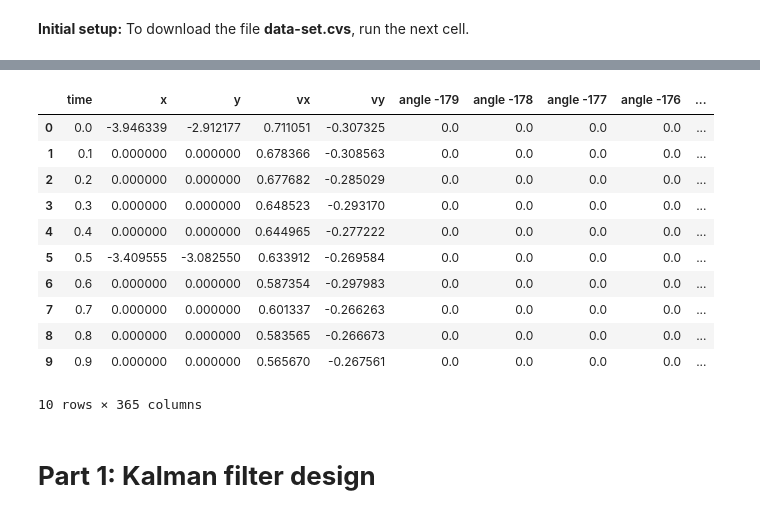
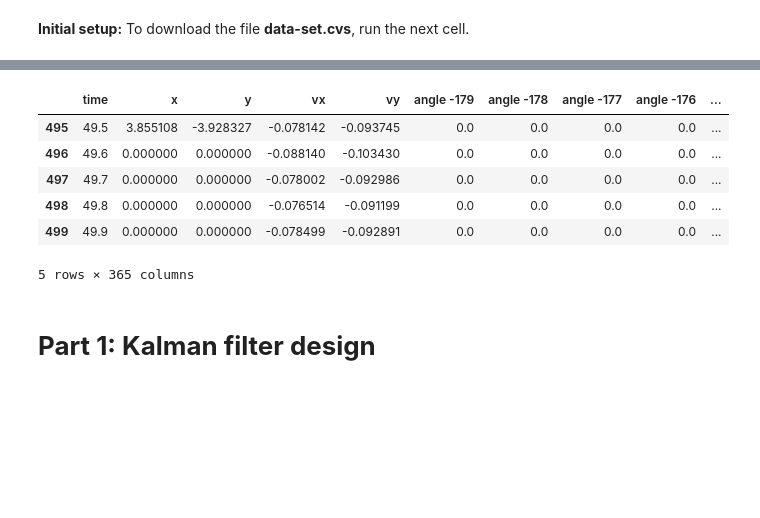
Before and after one commit to cthadeufaria/apc, a Jupyter notebook: project01/ML_project1.ipynb, the cells around one changed output, grey strips where cells are left out. Drawn from its saved outputs; the diff is of its cells as text; code cells hidden in the pictures; blank space fills up the shorter version.

```diff
--- a/project01/ML_project1.ipynb
+++ b/project01/ML_project1.ipynb
@@ -49,30 +58,23 @@ FEUP, Feb. 2023
 # %%
 # Then, run this code to get the data-set
 
 import pandas as pd
 df = pd.read_csv('data-set.csv', index_col=0)
-# df.head()
-#df
-df[0:10]
+df.tail()
 
 # By convention, values that are zero signify no measurements.
 # The units are:
 # [m] for x and y
 # [m/s] for the velocities vx and vy
 # [m] for the LIDAR ranges
 # %% [output]
 |  | time | x | y | vx | vy | angle -179 | angle -178 | angle -177 | angle -176 | ... |
-| 0 | 0.0 | -3.946339 | -2.912177 | 0.711051 | -0.307325 | 0.0 | 0.0 | 0.0 | 0.0 | ... |
-| 1 | 0.1 | 0.000000 | 0.000000 | 0.678366 | -0.308563 | 0.0 | 0.0 | 0.0 | 0.0 | ... |
-| 2 | 0.2 | 0.000000 | 0.000000 | 0.677682 | -0.285029 | 0.0 | 0.0 | 0.0 | 0.0 | ... |
-| 3 | 0.3 | 0.000000 | 0.000000 | 0.648523 | -0.293170 | 0.0 | 0.0 | 0.0 | 0.0 | ... |
-| 4 | 0.4 | 0.000000 | 0.000000 | 0.644965 | -0.277222 | 0.0 | 0.0 | 0.0 | 0.0 | ... |
-| 5 | 0.5 | -3.409555 | -3.082550 | 0.633912 | -0.269584 | 0.0 | 0.0 | 0.0 | 0.0 | ... |
-| 6 | 0.6 | 0.000000 | 0.000000 | 0.587354 | -0.297983 | 0.0 | 0.0 | 0.0 | 0.0 | ... |
-| 7 | 0.7 | 0.000000 | 0.000000 | 0.601337 | -0.266263 | 0.0 | 0.0 | 0.0 | 0.0 | ... |
-| 8 | 0.8 | 0.000000 | 0.000000 | 0.583565 | -0.266673 | 0.0 | 0.0 | 0.0 | 0.0 | ... |
-| 9 | 0.9 | 0.000000 | 0.000000 | 0.565670 | -0.267561 | 0.0 | 0.0 | 0.0 | 0.0 | ... |
+| 495 | 49.5 | 3.855108 | -3.928327 | -0.078142 | -0.093745 | 0.0 | 0.0 | 0.0 | 0.0 | ... |
+| 496 | 49.6 | 0.000000 | 0.000000 | -0.088140 | -0.103430 | 0.0 | 0.0 | 0.0 | 0.0 | ... |
+| 497 | 49.7 | 0.000000 | 0.000000 | -0.078002 | -0.092986 | 0.0 | 0.0 | 0.0 | 0.0 | ... |
+| 498 | 49.8 | 0.000000 | 0.000000 | -0.076514 | -0.091199 | 0.0 | 0.0 | 0.0 | 0.0 | ... |
+| 499 | 49.9 | 0.000000 | 0.000000 | -0.078499 | -0.092891 | 0.0 | 0.0 | 0.0 | 0.0 | ... |
-10 rows × 365 columns
+5 rows × 365 columns
 # %% [markdown]
 # **Part 1: Kalman filter design**
 # %% [markdown]
```
Also changed, not shown: parts of 13 cells of this notebook, 2 other files.
